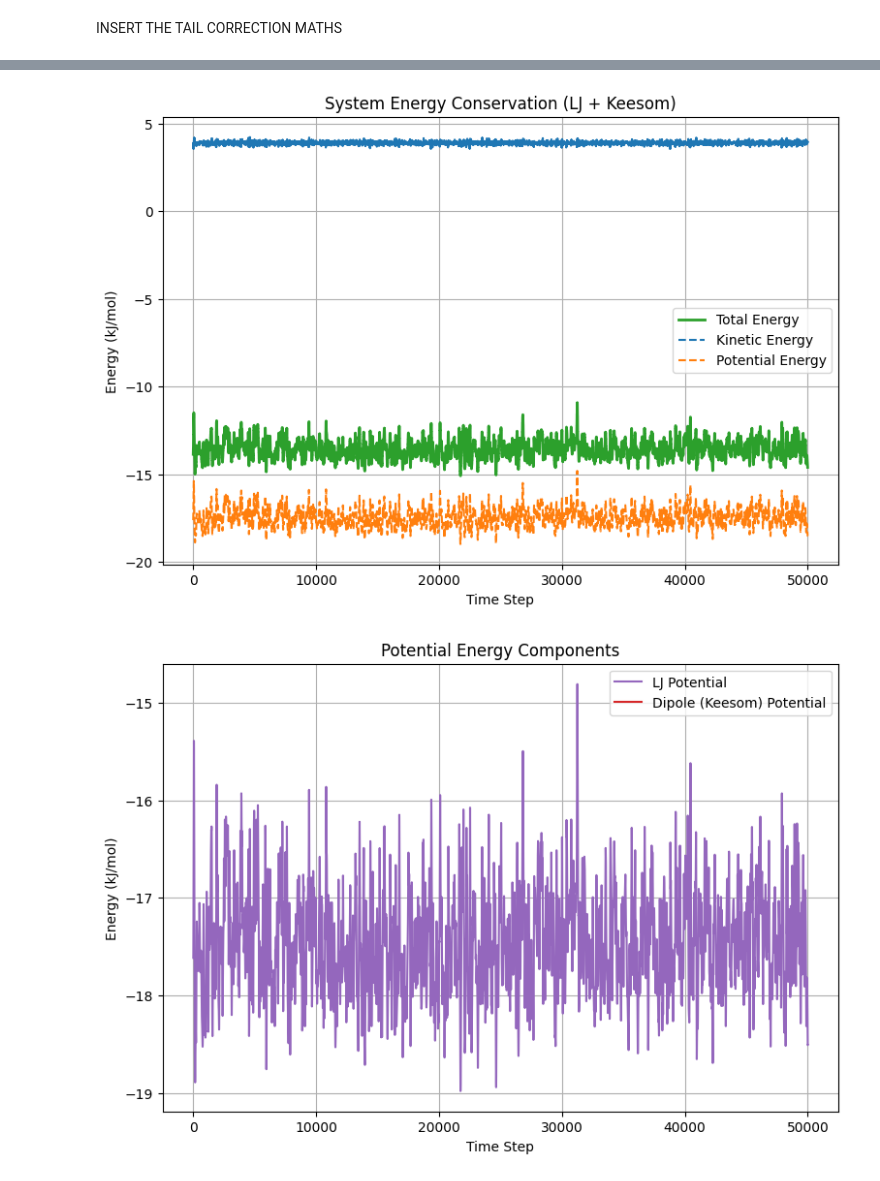
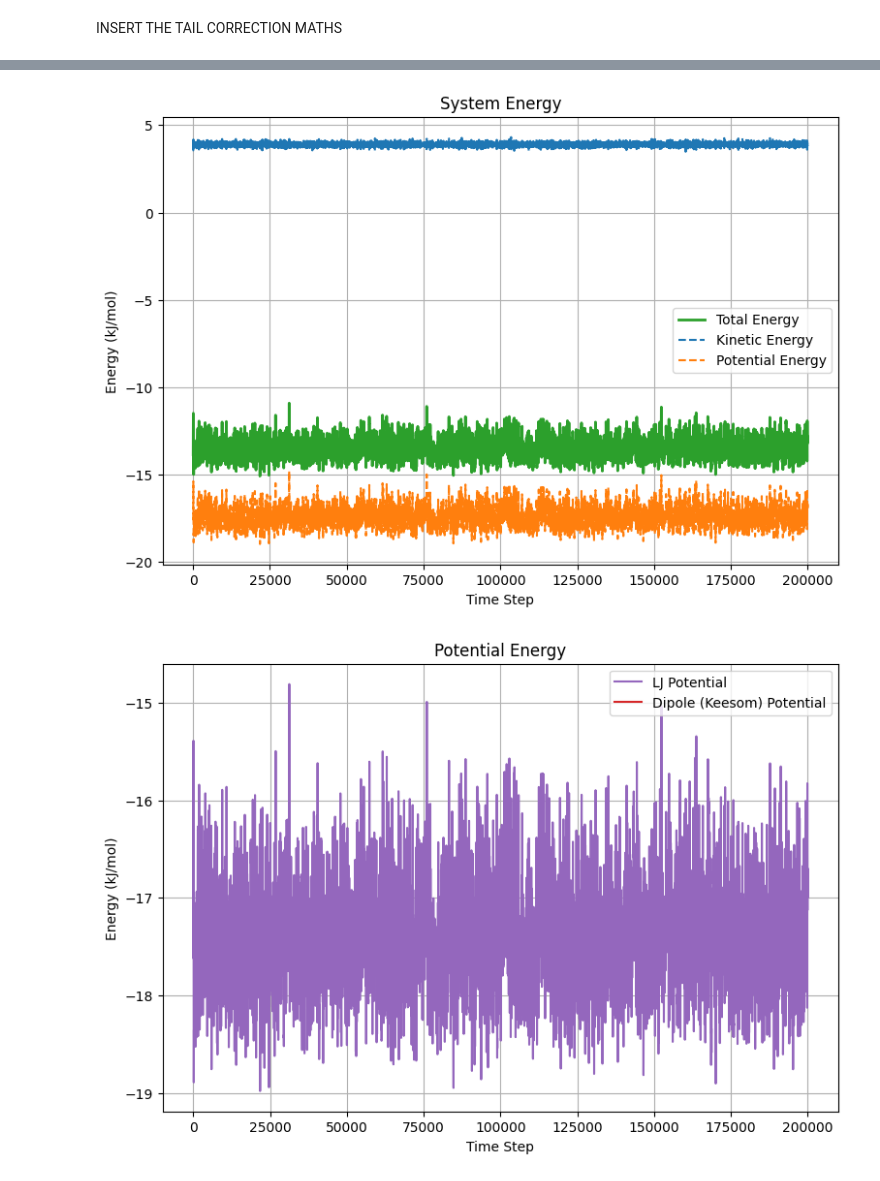
Before and after one commit to AlexPooley7/Multiscale-Modelling, a Jupyter notebook: CE20248/Coursework/twoBeadModelWorking.ipynb, the cells around one changed output, grey strips where cells are left out. Cells and saved outputs as stored; diff of their text form; code cells hidden in the pictures.

```diff
--- a/CE20248/Coursework/twoBeadModelWorking.ipynb
+++ b/CE20248/Coursework/twoBeadModelWorking.ipynb
@@ -480,7 +480,7 @@ rlist = rskin + rc      # Means particles not missed out in the timestep within
 KE, PE, TE, LJpotlist, dippotlist = [], [], [], [], [] # Lists to store energies
 save_stride = 10        # Only saves every 10th frame to reduce file size
 traj = []               # list of snapshots for XYZ export
-steps = 50000             # Number of steps for the integrator
+steps = 200000             # Number of steps for the integrator
 
 # --- Physical Constants (SI Units) ---
 kB = 1.380649e-23     # Boltzmann constant (J/K)
@@ -1095,34 +1123,34 @@ TE_molar = TE_per_particle * J_per_particle_to_kJ_per_mol
 # ---
 
 plt.figure(figsize=(9, 6))
 plt.plot(TE_molar, label='Total Energy', color='tab:green', linewidth=2)
 plt.plot(KE_molar, label='Kinetic Energy', color='tab:blue', linestyle='--')
 plt.plot(PE_molar, label='Potential Energy', color='tab:orange', linestyle='--')
 
 plt.xlabel('Time Step')
 plt.ylabel('Energy (kJ/mol)')  # <-- Corrected unit
-plt.title('System Energy Conservation (LJ + Keesom)')
+plt.title('System Energy')
 plt.legend()
 plt.grid(True)
 plt.show()
 
 # =============================================
 # Plot 2: Potential Energy Components
 # =============================================
 # --- Apply the same conversion ---
 LJ_molar = (np.array(LJpotlist) / N_total) * J_per_particle_to_kJ_per_mol
 Dipole_molar = (np.array(dippotlist) / N_total) * J_per_particle_to_kJ_per_mol
 # ---
 
 plt.figure(figsize=(9, 6))
 plt.plot(LJ_molar, label='LJ Potential', color='tab:purple')
 plt.plot(Dipole_molar, label='Dipole (Keesom) Potential', color='tab:red')
 plt.xlabel('Time Step')
 plt.ylabel('Energy (kJ/mol)') # <-- Corrected unit
-plt.title('Potential Energy Components')
+plt.title('Potential Energy')
 plt.legend()
 plt.grid(True)
 plt.show()
 # %% [output]
-[figure, old version]
+[figure, new version]
-[figure, old version]
+[figure, new version]
```
Also changed, not shown: parts of 8 cells of this notebook, 3 other files.
